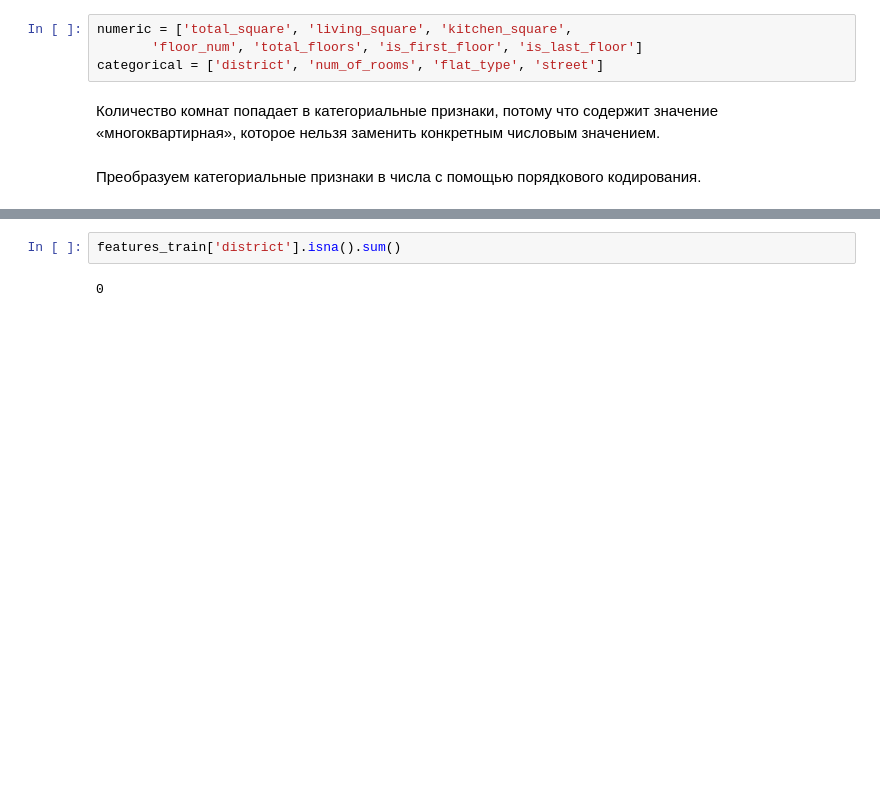
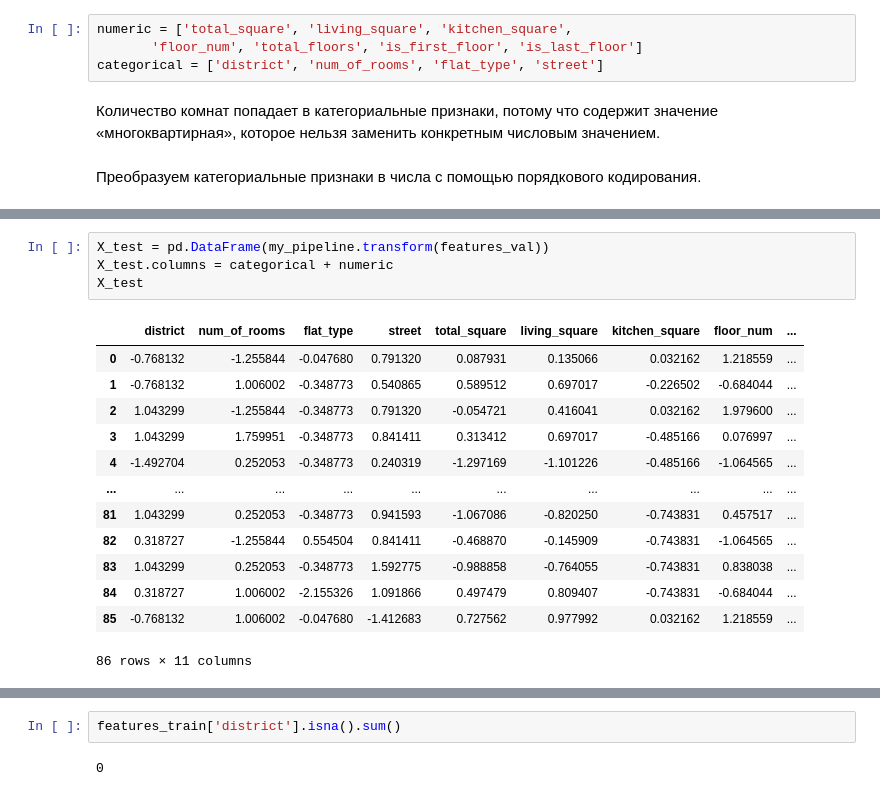
Before and after one commit to VeraMeln/magnito_price, a Jupyter notebook: magnito_price.ipynb, the cells around one changed output, grey strips where cells are left out. Drawn from its saved outputs; the diff is of its cells as text; blank space fills up the shorter version.

```diff
--- a/magnito_price.ipynb
+++ b/magnito_price.ipynb
@@ -531,0 +615,18 @@ categorical = ['district', 'num_of_rooms', 'flat_type', 'street']
+# %%
+X_test = pd.DataFrame(my_pipeline.transform(features_val))
+X_test.columns = categorical + numeric
+X_test
+# %% [output]
+|  | district | num_of_rooms | flat_type | street | total_square | living_square | kitchen_square | floor_num | ... |
+| 0 | -0.768132 | -1.255844 | -0.047680 | 0.791320 | 0.087931 | 0.135066 | 0.032162 | 1.218559 | ... |
+| 1 | -0.768132 | 1.006002 | -0.348773 | 0.540865 | 0.589512 | 0.697017 | -0.226502 | -0.684044 | ... |
+| 2 | 1.043299 | -1.255844 | -0.348773 | 0.791320 | -0.054721 | 0.416041 | 0.032162 | 1.979600 | ... |
+| 3 | 1.043299 | 1.759951 | -0.348773 | 0.841411 | 0.313412 | 0.697017 | -0.485166 | 0.076997 | ... |
+| 4 | -1.492704 | 0.252053 | -0.348773 | 0.240319 | -1.297169 | -1.101226 | -0.485166 | -1.064565 | ... |
+| ... | ... | ... | ... | ... | ... | ... | ... | ... | ... |
+| 81 | 1.043299 | 0.252053 | -0.348773 | 0.941593 | -1.067086 | -0.820250 | -0.743831 | 0.457517 | ... |
+| 82 | 0.318727 | -1.255844 | 0.554504 | 0.841411 | -0.468870 | -0.145909 | -0.743831 | -1.064565 | ... |
+| 83 | 1.043299 | 0.252053 | -0.348773 | 1.592775 | -0.988858 | -0.764055 | -0.743831 | 0.838038 | ... |
+| 84 | 0.318727 | 1.006002 | -2.155326 | 1.091866 | 0.497479 | 0.809407 | -0.743831 | -0.684044 | ... |
+| 85 | -0.768132 | 1.006002 | -0.047680 | -1.412683 | 0.727562 | 0.977992 | 0.032162 | 1.218559 | ... |
+86 rows × 11 columns
```
Also changed, not shown: parts of 27 cells of this notebook, 2 other files.
